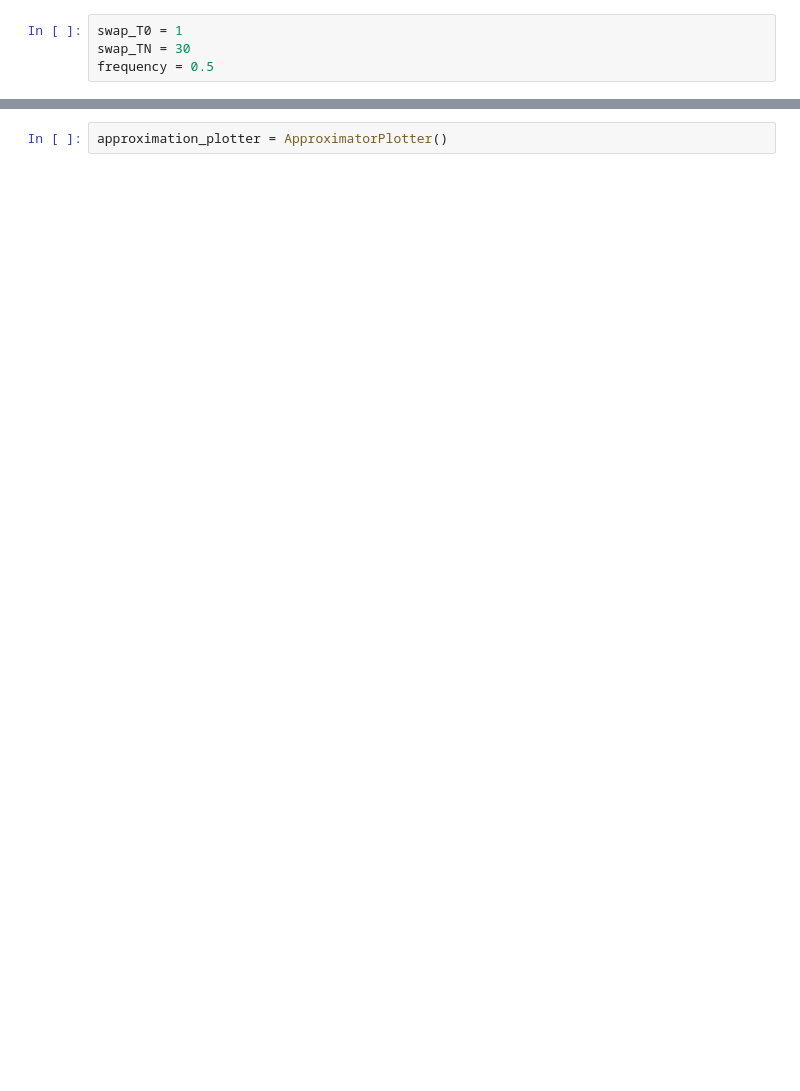
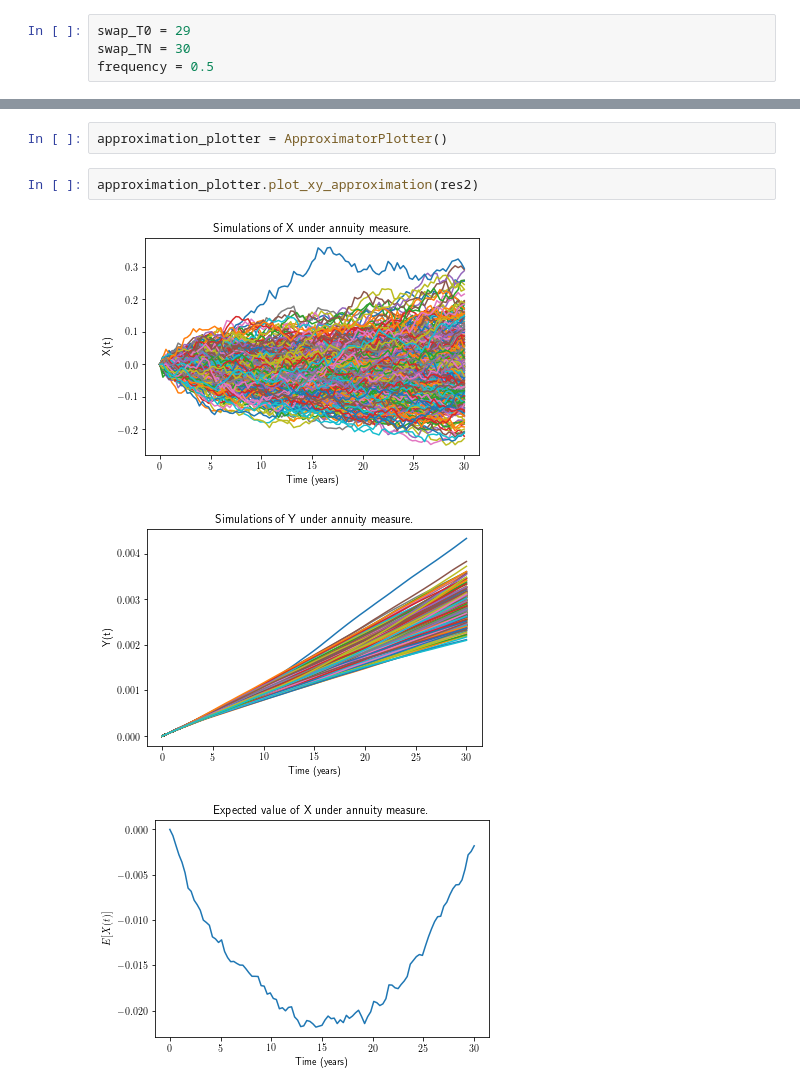
Before and after one commit to babiscodelab/OxfordThesisCode, a Jupyter notebook: notebooks/test approximations.ipynb, the cells around one changed output, grey strips where cells are left out. Drawn from its saved outputs; the diff is of its cells as text; blank space fills up the shorter version.

```diff
--- a/notebooks/test approximations.ipynb
+++ b/notebooks/test approximations.ipynb
@@ -38,7 +38,7 @@ number_steps = 200
 t_horizon = 30
 dt = t_horizon/number_steps
 # %%
-swap_T0 = 1
+swap_T0 = 29
 swap_TN = 30
 frequency = 0.5
 # %%
@@ -55,2 +91,8 @@ res2 = x_simulator.simulate_xy(kappa=kappa, local_volatility=linear_local, annui
 # %%
 approximation_plotter = ApproximatorPlotter()
+# %%
+approximation_plotter.plot_xy_approximation(res2)
+# %% [output]
+[figure, added]
+[figure, added]
+[figure, added]
```
Also changed, not shown: parts of 13 cells of this notebook.
